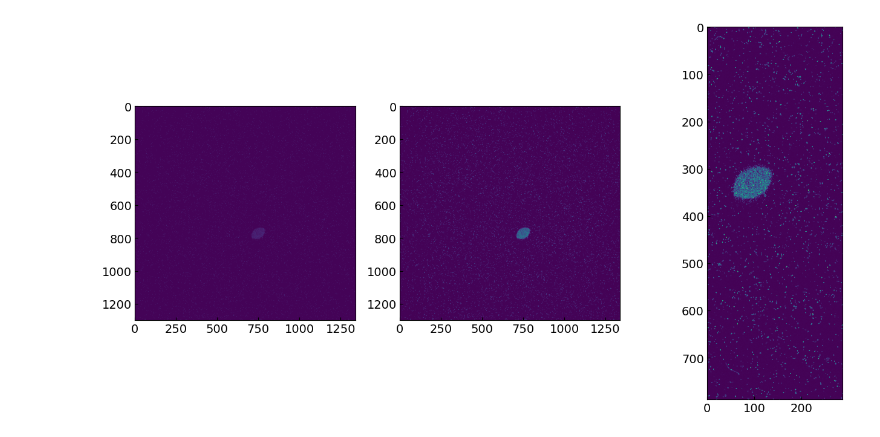
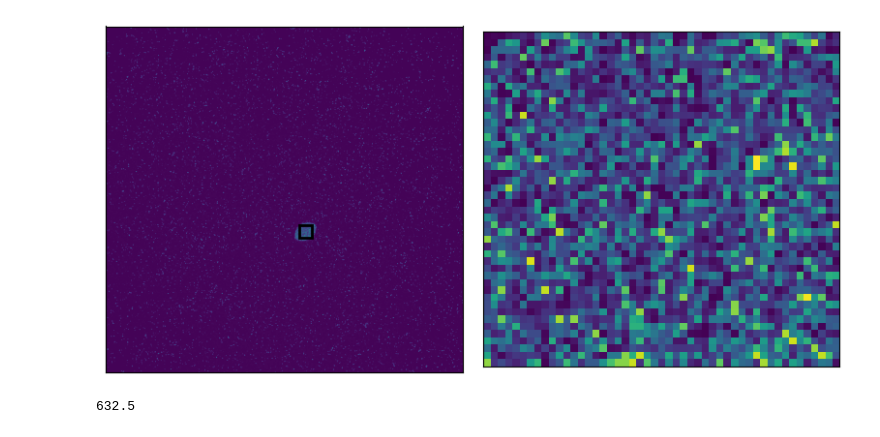
Before and after one commit to Jammi-Dodgers/celia_analysis, a Jupyter notebook: xray_cam_processing.ipynb, the cells around one changed output. Drawn from its saved outputs; the diff is of its cells as text; code cells hidden in the pictures.

```diff
--- a/xray_cam_processing.ipynb
+++ b/xray_cam_processing.ipynb
@@ -155,0 +8,16 @@ Found 3 files:
+# %%
+shotsheet = cf.read_metadata(["SHOT #","Target X","Target Z","TARGET NUMBER","Laser Energy (before comp) [J]"])
+
+for key in shotsheet.keys():
+    shotsheet[key] = [np.nan if re.search('[^\d.]', str(value)) else float(value) for value in shotsheet[key]] # Filter out all numberic characters. Numeric characters being: `0123456789.`
+
+row_has_data = ~np.all(np.isnan(cf.transform_list(shotsheet.values())), axis = 1)
+shotsheet = {key: [cell for cell, cell_has_data in cf.transform_list((column, row_has_data)) if cell_has_data] for key, column in shotsheet.items()} # Filter out any rows that don't have any entries. (all nan rows)
+
+shotsheet["SHOT #"] = [int(shot) for shot in shotsheet["SHOT #"]] #make all shots into intergers. Will fail if there is a nan value.
+# %%
+xray = {"xray": [66,67,69,86,90,105,106]}
+
+xray_shots = {ch: [shot for t in target for shot, s in enumerate(shotsheet["SHOT #"]) if shotsheet["TARGET NUMBER"][s] == t] for ch, target in xray.items()} #find the respective shots for these targets
+
+photos = cf.read_diagnostic_data(xray_shots)
@@ -156,12 +42,29 @@ Found 3 files:
+# %%
+example_photo = photos["xray"][6]
+example_filtered = cf.dead_pixel_filter(example_photo, dead_pixels=1)
+
+cropping_mask = np.full_like(example_filtered, False, dtype= bool)
+cropping_mask[740:800,720:780] = True
+
+example_cropped = example_filtered[747:793,726:775]
 # %%
-fig, axs = plt.subplots(1,3, figsize= (16,8))
-axs = flatten_list(axs)
+fig, axs = plt.subplots(1,2, figsize= (8,4))
+axs = cf.flatten_list(axs)
 
-axs[0].imshow(example_photo)
-axs[1].imshow(example_filtered)
-axs[2].imshow(example_cropped)
+axs[0].imshow(example_filtered)
+rect = patches.Rectangle((726, 747), 49, 46, linewidth=2, edgecolor='k', facecolor='none')
+axs[0].add_patch(rect)
+axs[1].imshow(example_cropped)
 
-
+[ax.set(xticks= [], yticks= []) for ax in axs]
+plt.tight_layout()
 plt.show()
 # %% [output]
-[figure, old version]
+[figure, new version]
+# %%
+example_signal = np.median(example_photo[cropping_mask])
+example_noise = np.median(example_photo[~cropping_mask])
+
+print(example_signal - example_noise)
+# %% [output]
+632.5
```
Also changed, not shown: parts of 4 cells of this notebook, 6 other files.
